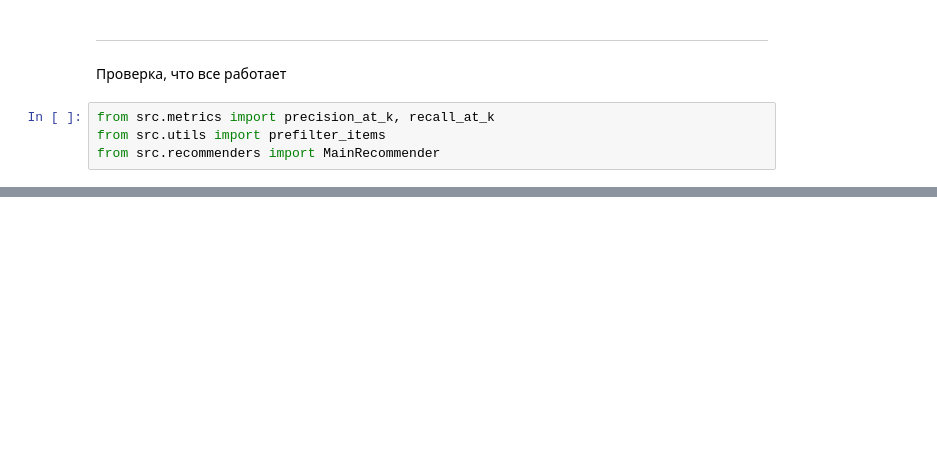
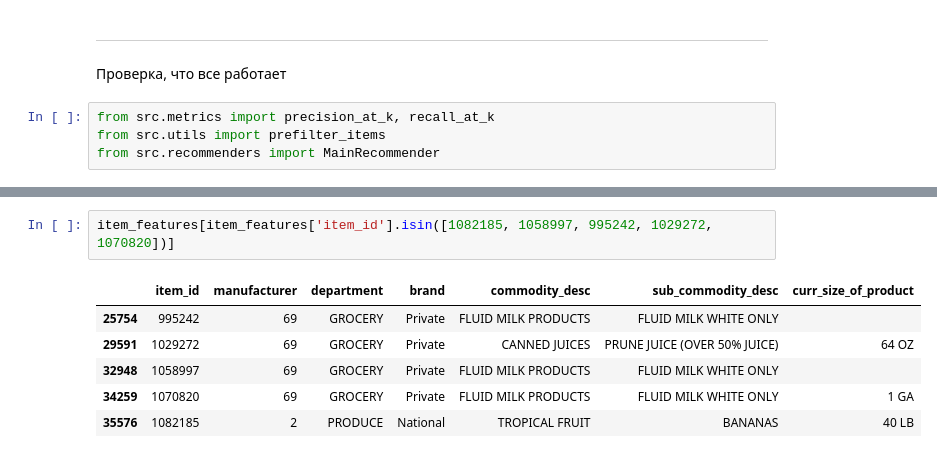
Before and after one commit to Foreman1980/4.3_RecommenderSystems, a Jupyter notebook: hw_webinar_4.ipynb, the cells around one changed output, grey strips where cells are left out. Saved outputs shown, nothing was run; the diff lists cells and outputs as text; blank space fills up the shorter version.

```diff
--- a/hw_webinar_4.ipynb
+++ b/hw_webinar_4.ipynb
@@ -356,0 +308,9 @@ from src.recommenders import MainRecommender
+# %%
+item_features[item_features['item_id'].isin([1082185, 1058997, 995242, 1029272, 1070820])]
+# %% [output]
+|  | item_id | manufacturer | department | brand | commodity_desc | sub_commodity_desc | curr_size_of_product |
+| 25754 | 995242 | 69 | GROCERY | Private | FLUID MILK PRODUCTS | FLUID MILK WHITE ONLY |  |
+| 29591 | 1029272 | 69 | GROCERY | Private | CANNED JUICES | PRUNE JUICE (OVER 50% JUICE) | 64 OZ |
+| 32948 | 1058997 | 69 | GROCERY | Private | FLUID MILK PRODUCTS | FLUID MILK WHITE ONLY |  |
+| 34259 | 1070820 | 69 | GROCERY | Private | FLUID MILK PRODUCTS | FLUID MILK WHITE ONLY | 1 GA |
+| 35576 | 1082185 | 2 | PRODUCE | National | TROPICAL FRUIT | BANANAS | 40 LB |
```
Also changed, not shown: parts of 27 cells of this notebook, 1 other file.
